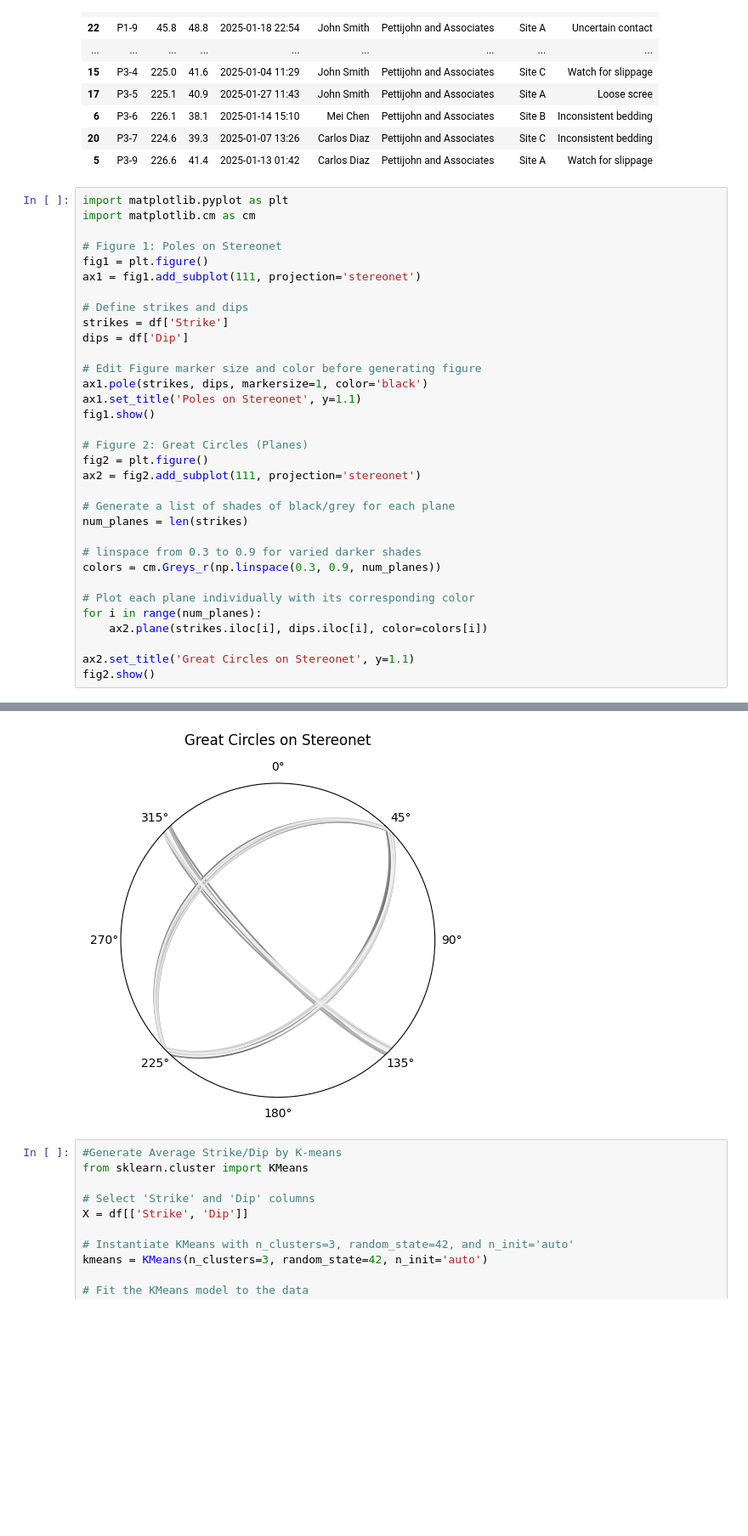
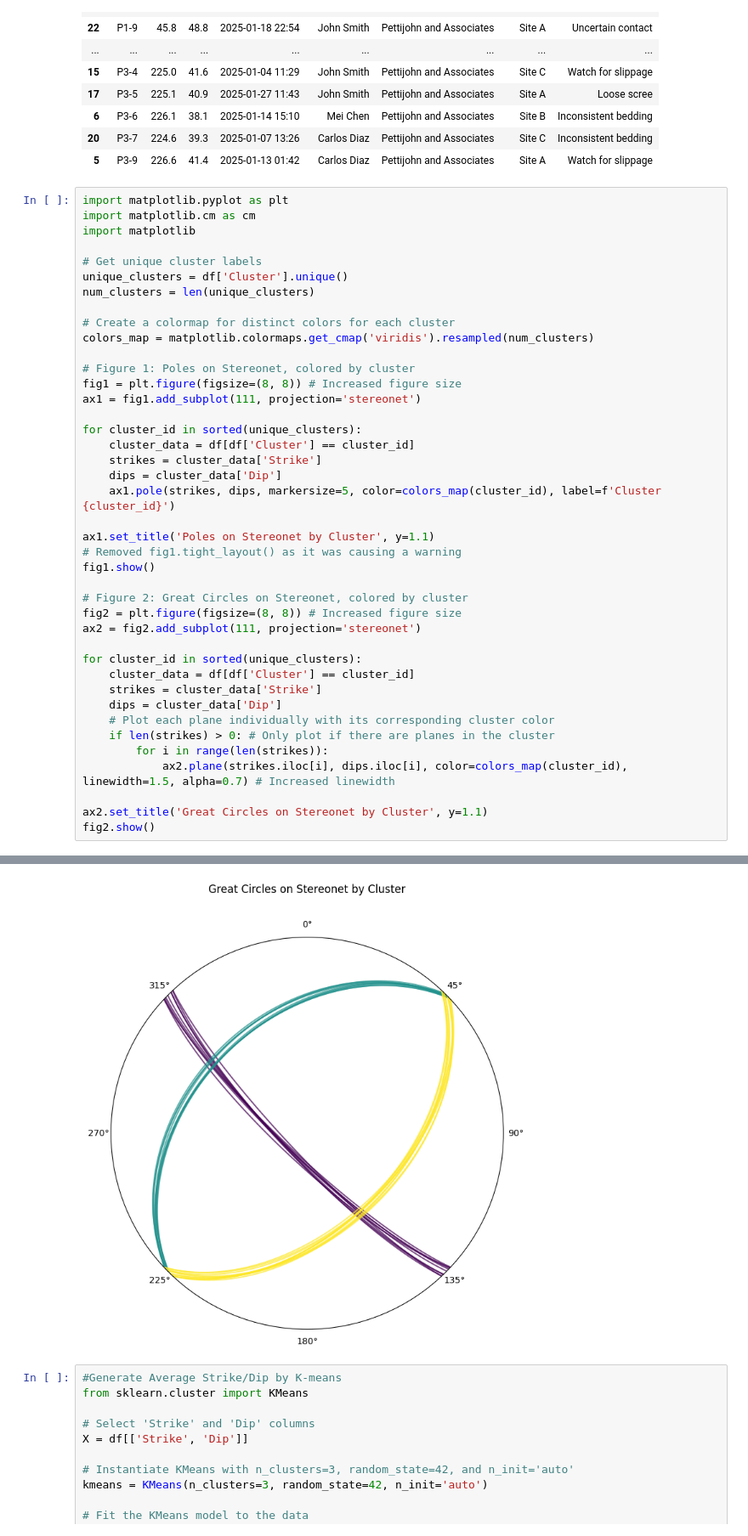
Before and after one commit to iGeology-Illinois/geol581-getting-started-with-python-GouldDirt26, a Jupyter notebook: Module_2_–_Python_Based_Stereonet_Analysis.ipynb, the cells around one changed output, grey strips where cells are left out. Shown at 85% size. Saved outputs shown, nothing was run; the diff lists cells and outputs as text; blank space fills up the shorter version.

```diff
--- a/Module_2_–_Python_Based_Stereonet_Analysis.ipynb
+++ b/Module_2_–_Python_Based_Stereonet_Analysis.ipynb
@@ -106,34 +106,42 @@ df.sort_values(by='ID')
 # %%
 import matplotlib.pyplot as plt
 import matplotlib.cm as cm
+import matplotlib
 
-# Figure 1: Poles on Stereonet
-fig1 = plt.figure()
+# Get unique cluster labels
+unique_clusters = df['Cluster'].unique()
+num_clusters = len(unique_clusters)
+
+# Create a colormap for distinct colors for each cluster
+colors_map = matplotlib.colormaps.get_cmap('viridis').resampled(num_clusters)
+
+# Figure 1: Poles on Stereonet, colored by cluster
+fig1 = plt.figure(figsize=(8, 8)) # Increased figure size
 ax1 = fig1.add_subplot(111, projection='stereonet')
 
-# Define strikes and dips
-strikes = df['Strike']
-dips = df['Dip']
+for cluster_id in sorted(unique_clusters):
+    cluster_data = df[df['Cluster'] == cluster_id]
+    strikes = cluster_data['Strike']
+    dips = cluster_data['Dip']
+    ax1.pole(strikes, dips, markersize=5, color=colors_map(cluster_id), label=f'Cluster {cluster_id}')
 
-# Edit Figure marker size and color before generating figure
-ax1.pole(strikes, dips, markersize=1, color='black')
-ax1.set_title('Poles on Stereonet', y=1.1)
+ax1.set_title('Poles on Stereonet by Cluster', y=1.1)
+# Removed fig1.tight_layout() as it was causing a warning
 fig1.show()
 
-# Figure 2: Great Circles (Planes)
-fig2 = plt.figure()
+# Figure 2: Great Circles on Stereonet, colored by cluster
+fig2 = plt.figure(figsize=(8, 8)) # Increased figure size
 ax2 = fig2.add_subplot(111, projection='stereonet')
 
-# Generate a list of shades of black/grey for each plane
-num_planes = len(strikes)
+for cluster_id in sorted(unique_clusters):
+    cluster_data = df[df['Cluster'] == cluster_id]
+    strikes = cluster_data['Strike']
+    dips = cluster_data['Dip']
+    # Plot each plane individually with its corresponding cluster color
+    if len(strikes) > 0: # Only plot if there are planes in the cluster
+        for i in range(len(strikes)):
+            ax2.plane(strikes.iloc[i], dips.iloc[i], color=colors_map(cluster_id), linewidth=1.5, alpha=0.7) # Increased linewidth
 
-# linspace from 0.3 to 0.9 for varied darker shades
-colors = cm.Greys_r(np.linspace(0.3, 0.9, num_planes))
-
-# Plot each plane individually with its corresponding color
-for i in range(num_planes):
-    ax2.plane(strikes.iloc[i], dips.iloc[i], color=colors[i])
-
-ax2.set_title('Great Circles on Stereonet', y=1.1)
+ax2.set_title('Great Circles on Stereonet by Cluster', y=1.1)
 fig2.show()
 # %% [output]
@@ -141,4 +149,4 @@ fig2.show()
-[figure, old version]
+[figure, new version]
 # %%
 #Generate Average Strike/Dip by K-means
 from sklearn.cluster import KMeans
```
Also changed, not shown: parts of 1 cell of this notebook.
